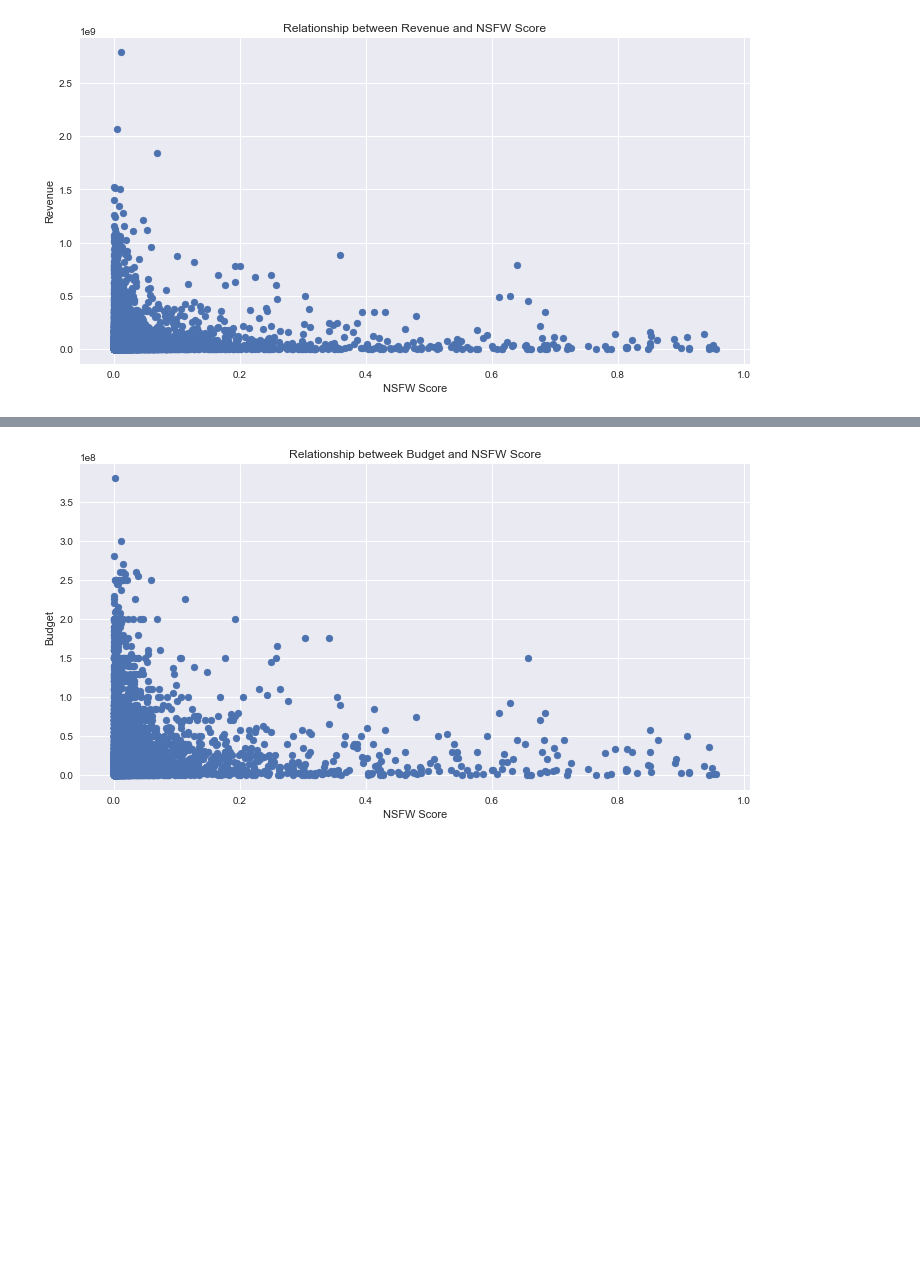
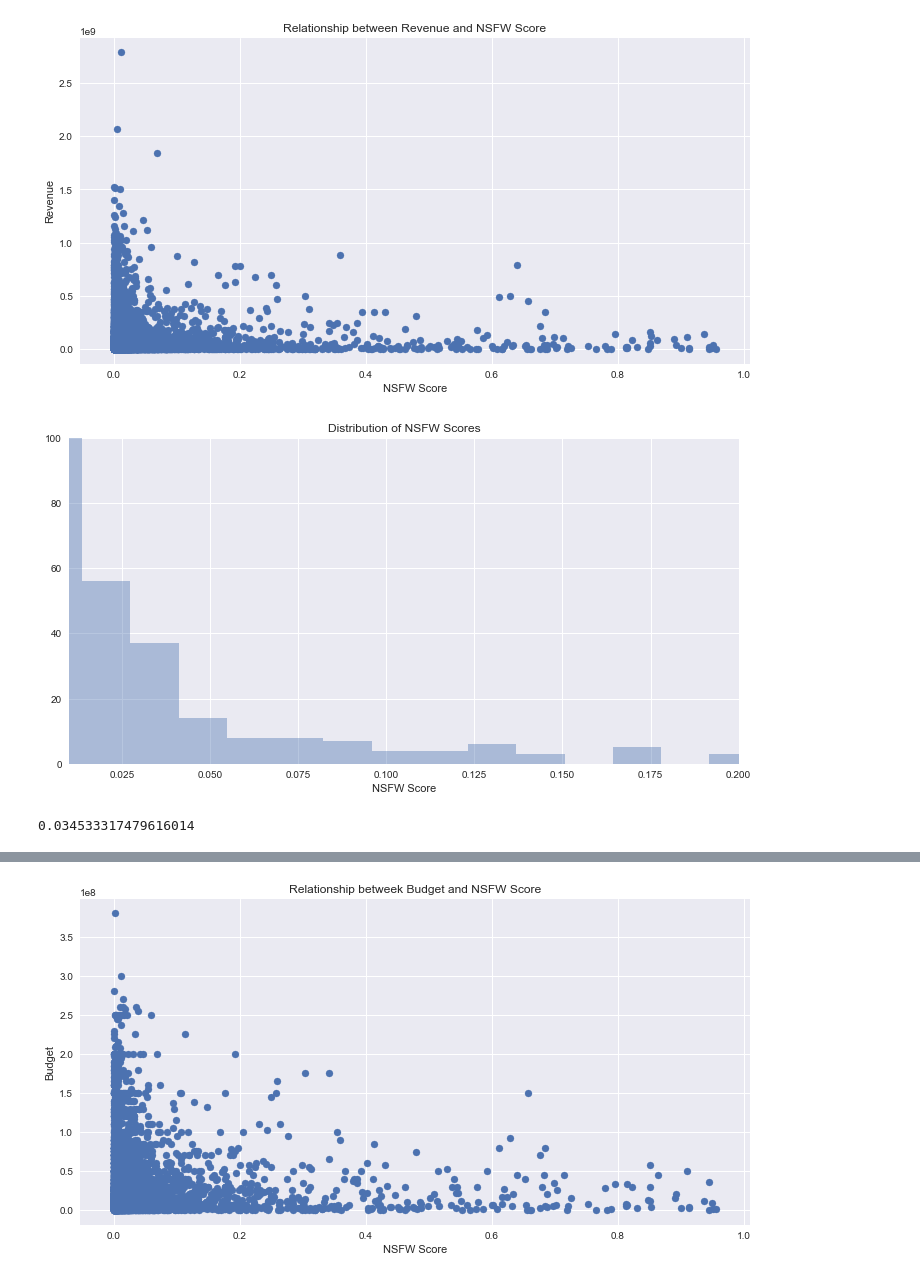
Before and after one commit to aravindsrinivasan/movie-ranking-recommendation-system, a Jupyter notebook: notebooks/nsfw_score-analysis.ipynb, the cells around one changed output, grey strips where cells are left out. Saved outputs shown, nothing was run; the diff lists cells and outputs as text; code cells hidden in the pictures; blank space fills up the shorter version.

```diff
--- a/notebooks/nsfw_score-analysis.ipynb
+++ b/notebooks/nsfw_score-analysis.ipynb
@@ -202,3 +217,18 @@ plt.ylabel('Revenue')
 plt.show()
 # %% [output]
 [figure]
+# %%
+top10 = int(round(.10 * movie_df.shape[0]))
+top10Movies = movie_df.sort_values(by=['revenue'],ascending=False).head(top10)
+sns.distplot(top10Movies['nsfw_score'],kde=False)
+plt.xlim(0.01,0.2)
+plt.ylim(0,100)
+plt.title('Distribution of NSFW Scores')
+plt.xlabel('NSFW Score')
+plt.show()
+# %% [output]
+[figure, added]
+# %%
+top10Movies['nsfw_score'].mean()
+# %% [output]
+0.034533317479616014
```
Also changed, not shown: parts of 9 cells of this notebook, 4 other files.
